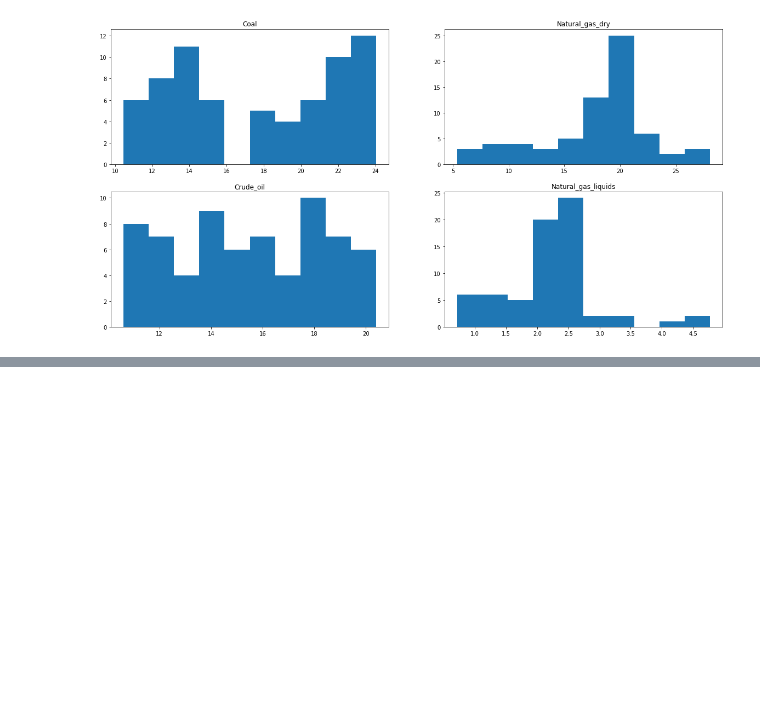
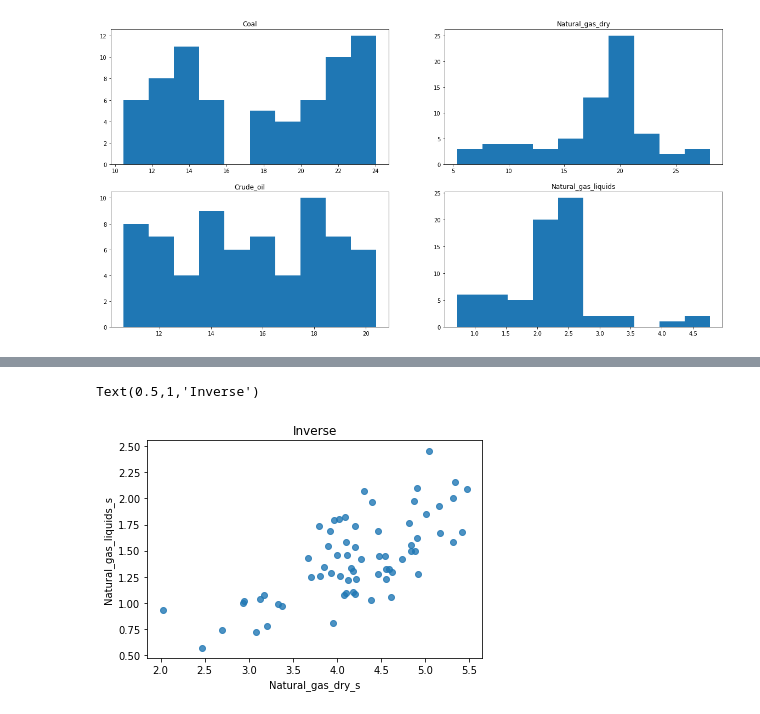
Before and after one commit to mhuh22/Thinkful, a Jupyter notebook: Bootcamp/Unit 2/Lesson 1/Challenge Preparing a dataset for modeling.ipynb, the cells around one changed output, grey strips where cells are left out. Cells and saved outputs as stored; diff of their text form; code cells hidden in the pictures; blank space fills up the shorter version.

```diff
--- a/Bootcamp/Unit 2/Lesson 1/Challenge Preparing a dataset for modeling.ipynb
+++ b/Bootcamp/Unit 2/Lesson 1/Challenge Preparing a dataset for modeling.ipynb
@@ -105,0 +109,8 @@ TypeError: transform() missing 1 required positional argument: 'X'
+# %%
+df['Natural_gas_dry_s'] = np.sqrt(df['Natural_gas_dry'])
+df['Natural_gas_liquids_s'] = np.sqrt(df['Natural_gas_liquids'])
+t = sns.regplot('Natural_gas_dry_s', 'Natural_gas_liquids_s', df, x_jitter=.49, y_jitter=.49, fit_reg=False)
+t.axes.set_title('Inverse')
+# %% [output]
+Text(0.5,1,'Inverse')
+[figure, added]
```
Also changed, not shown: parts of 4 cells of this notebook.
